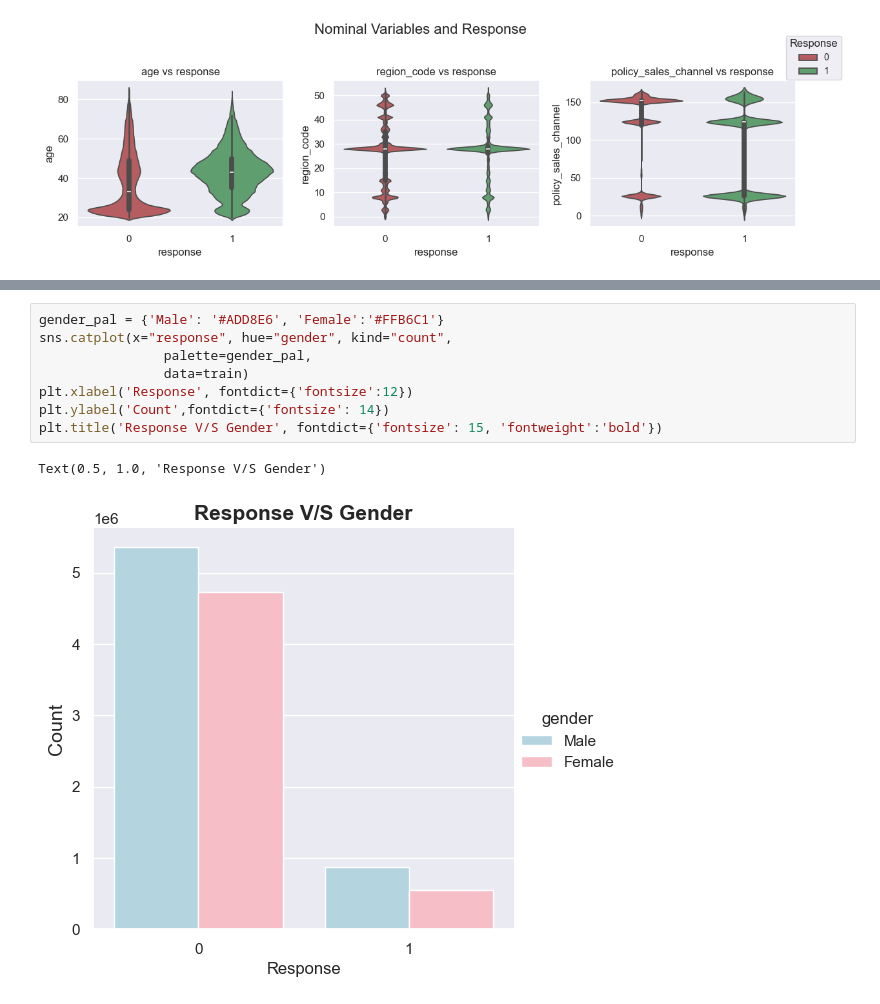
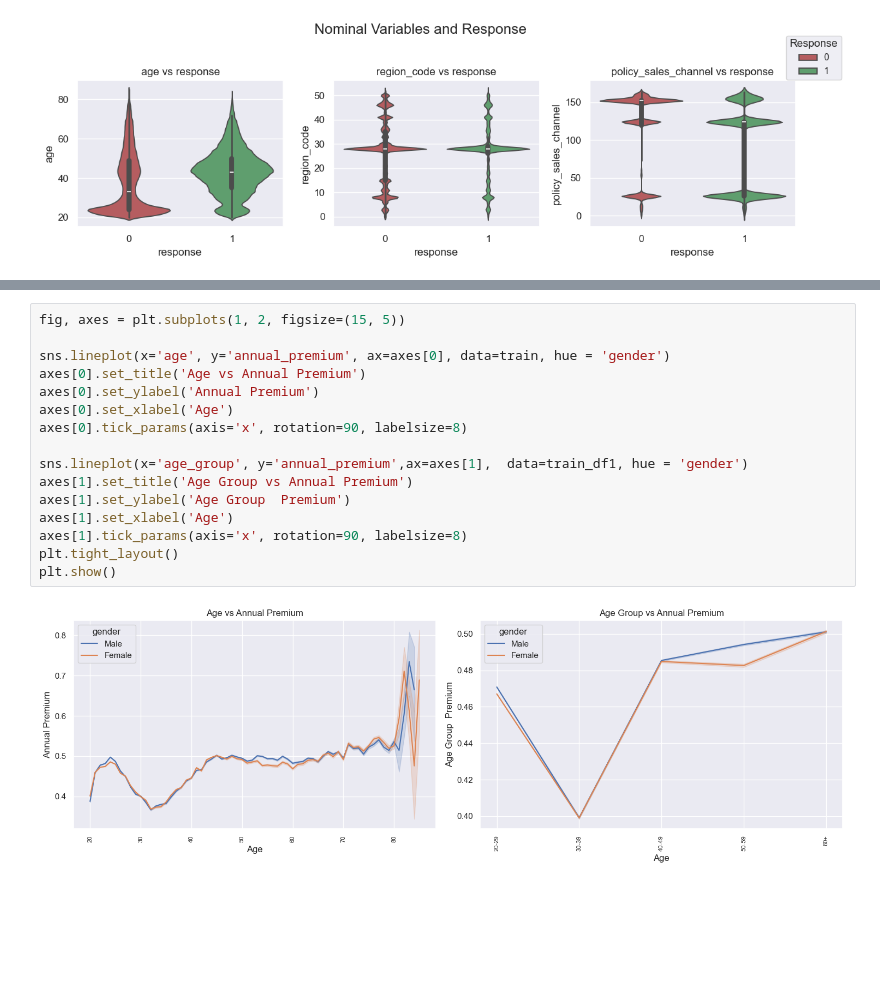
Before and after one commit to kevtr0801/ds_portfolio, a Jupyter notebook: binary-classification-carinsurance/binary-class-analysis.ipynb, the cells around one changed output, grey strips where cells are left out. Saved outputs shown, nothing was run; the diff lists cells and outputs as text; blank space fills up the shorter version.

```diff
--- a/binary-classification-carinsurance/binary-class-analysis.ipynb
+++ b/binary-classification-carinsurance/binary-class-analysis.ipynb
@@ -284,11 +316,18 @@ train.head()
-# %%
-gender_pal = {'Male': '#ADD8E6', 'Female':'#FFB6C1'}
-sns.catplot(x="response", hue="gender", kind="count",
-                palette=gender_pal,
-                data=train)
-plt.xlabel('Response', fontdict={'fontsize':12})
-plt.ylabel('Count',fontdict={'fontsize': 14})
-plt.title('Response V/S Gender', fontdict={'fontsize': 15, 'fontweight':'bold'})
-# %% [output]
-Text(0.5, 1.0, 'Response V/S Gender')
-[figure, removed]
+# %%
+fig, axes = plt.subplots(1, 2, figsize=(15, 5))
+
+sns.lineplot(x='age', y='annual_premium', ax=axes[0], data=train, hue = 'gender')
+axes[0].set_title('Age vs Annual Premium')
+axes[0].set_ylabel('Annual Premium')
+axes[0].set_xlabel('Age')
+axes[0].tick_params(axis='x', rotation=90, labelsize=8)
+
+sns.lineplot(x='age_group', y='annual_premium',ax=axes[1],  data=train_df1, hue = 'gender')
+axes[1].set_title('Age Group vs Annual Premium')
+axes[1].set_ylabel('Age Group  Premium')
+axes[1].set_xlabel('Age')
+axes[1].tick_params(axis='x', rotation=90, labelsize=8)
+plt.tight_layout()
+plt.show()
+# %% [output]
+[figure, added]
```
Also changed, not shown: parts of 14 cells of this notebook.
